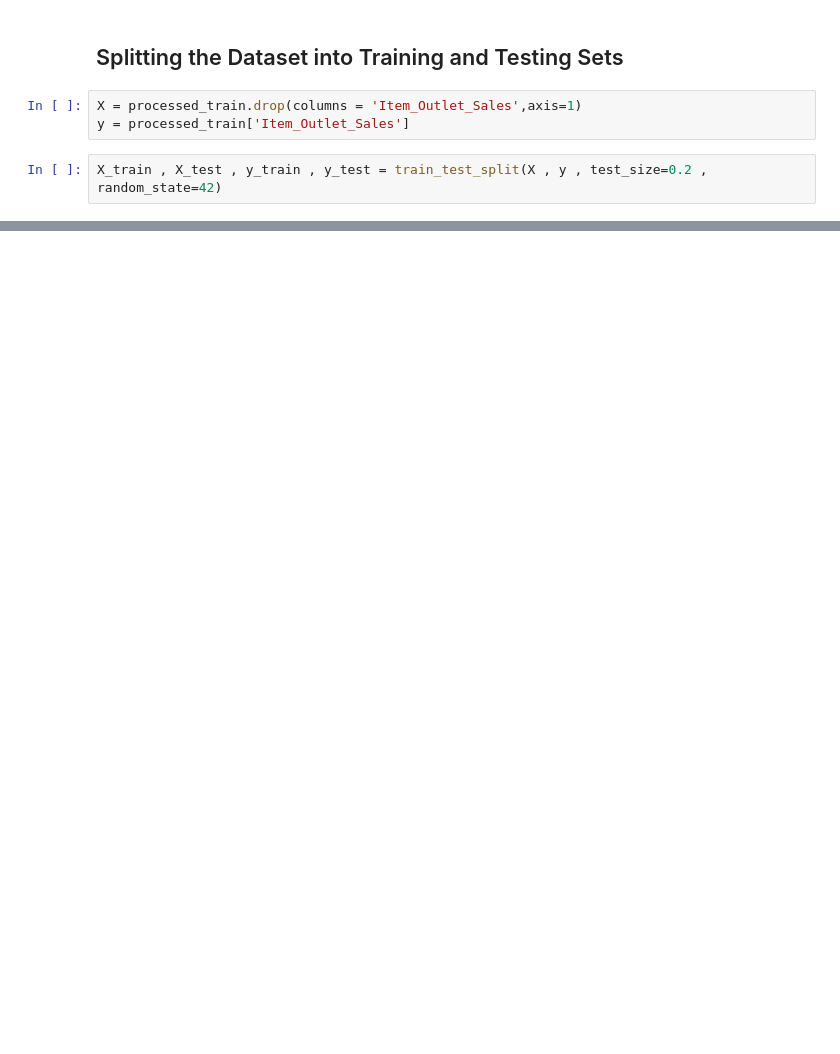
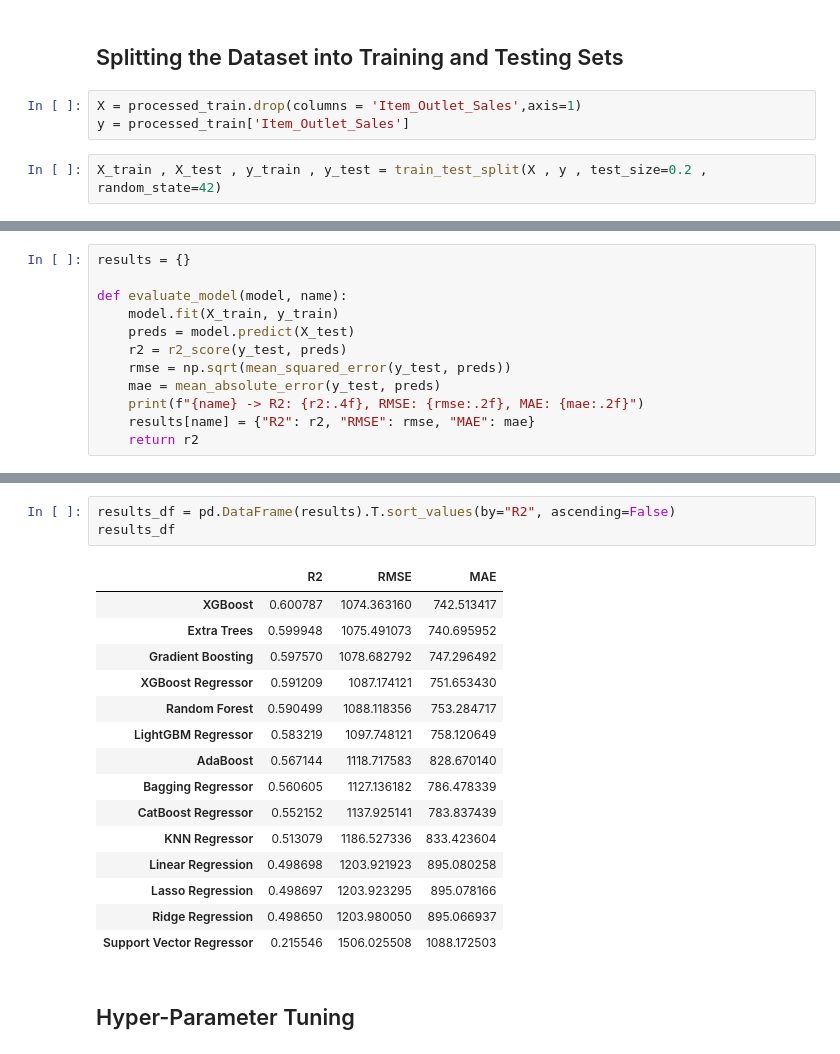
Before and after one commit to ANSH5252/Big-Mart-Sale-Forecast, a Jupyter notebook: b_m_s_f.ipynb, the cells around one changed output, grey strips where cells are left out. Cells and saved outputs as stored; diff of their text form; blank space fills up the shorter version.

```diff
--- a/b_m_s_f.ipynb
+++ b/b_m_s_f.ipynb
@@ -461,0 +497,12 @@ X_train , X_test , y_train , y_test = train_test_split(X , y , test_size=0.2 , r
+# %%
+results = {}
+
+def evaluate_model(model, name):
+    model.fit(X_train, y_train)
+    preds = model.predict(X_test)
+    r2 = r2_score(y_test, preds)
+    rmse = np.sqrt(mean_squared_error(y_test, preds))
+    mae = mean_absolute_error(y_test, preds)
+    print(f"{name} -> R2: {r2:.4f}, RMSE: {rmse:.2f}, MAE: {mae:.2f}")
+    results[name] = {"R2": r2, "RMSE": rmse, "MAE": mae}
+    return r2
@@ -461,0 +547,21 @@ X_train , X_test , y_train , y_test = train_test_split(X , y , test_size=0.2 , r
+# %%
+results_df = pd.DataFrame(results).T.sort_values(by="R2", ascending=False)
+results_df
+# %% [output]
+|  | R2 | RMSE | MAE |
+| XGBoost | 0.600787 | 1074.363160 | 742.513417 |
+| Extra Trees | 0.599948 | 1075.491073 | 740.695952 |
+| Gradient Boosting | 0.597570 | 1078.682792 | 747.296492 |
+| XGBoost Regressor | 0.591209 | 1087.174121 | 751.653430 |
+| Random Forest | 0.590499 | 1088.118356 | 753.284717 |
+| LightGBM Regressor | 0.583219 | 1097.748121 | 758.120649 |
+| AdaBoost | 0.567144 | 1118.717583 | 828.670140 |
+| Bagging Regressor | 0.560605 | 1127.136182 | 786.478339 |
+| CatBoost Regressor | 0.552152 | 1137.925141 | 783.837439 |
+| KNN Regressor | 0.513079 | 1186.527336 | 833.423604 |
+| Linear Regression | 0.498698 | 1203.921923 | 895.080258 |
+| Lasso Regression | 0.498697 | 1203.923295 | 895.078166 |
+| Ridge Regression | 0.498650 | 1203.980050 | 895.066937 |
+| Support Vector Regressor | 0.215546 | 1506.025508 | 1088.172503 |
+# %% [markdown]
+## Hyper-Parameter Tuning
```
Also changed, not shown: parts of 19 cells of this notebook.
